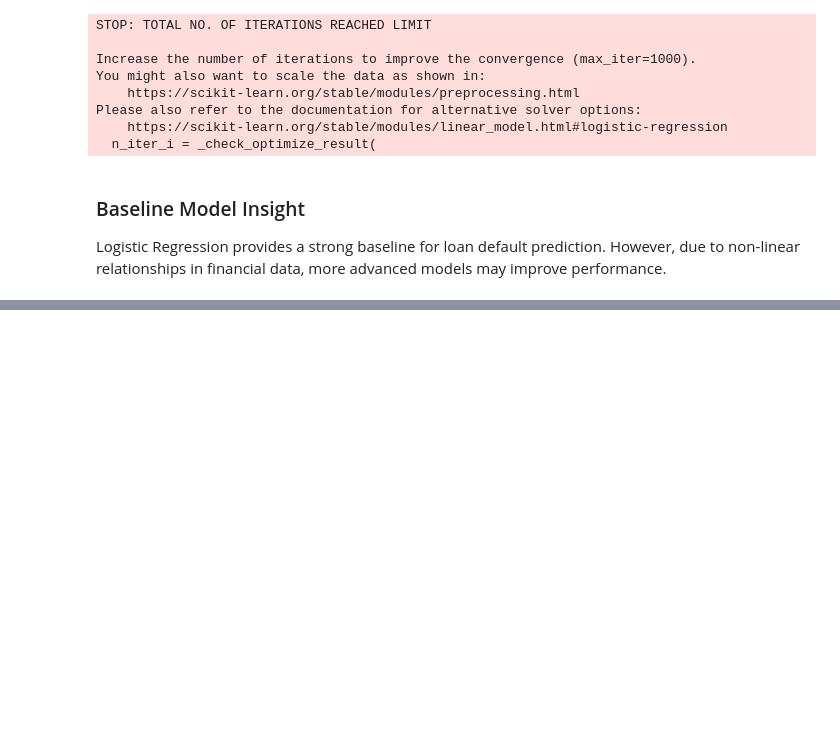
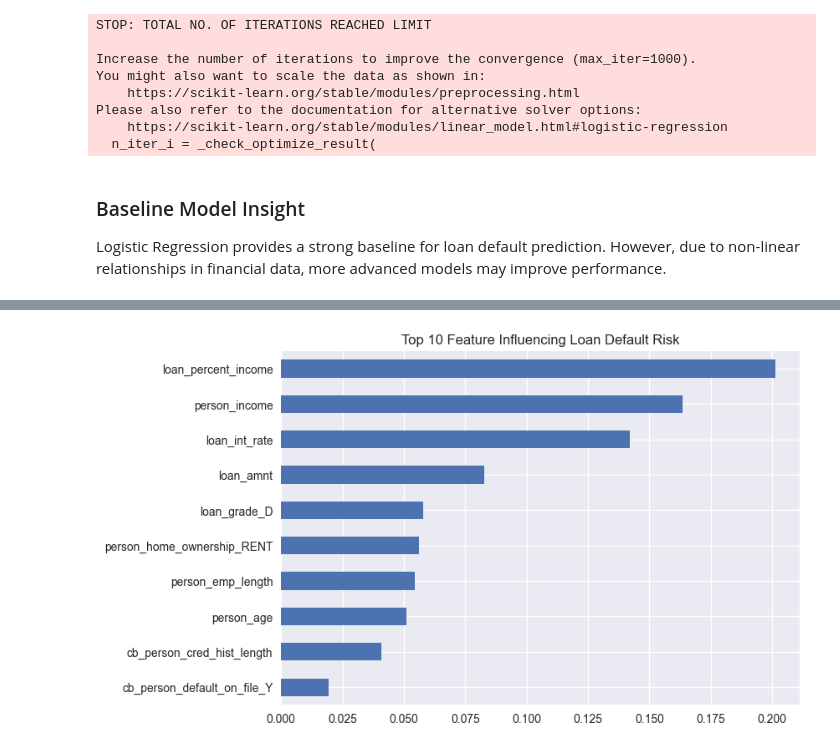
Before and after one commit to Bhuvneshraj0784/Loan-Default-Risk, a Jupyter notebook: notebooks/loan_default_analysis.ipynb, the cells around one changed output, grey strips where cells are left out. Cells and saved outputs as stored; diff of their text form; code cells hidden in the pictures; blank space fills up the shorter version.

Commit message:
Train random forest model and analyze feature importance

```diff
--- a/notebooks/loan_default_analysis.ipynb
+++ b/notebooks/loan_default_analysis.ipynb
@@ -158,3 +158,14 @@ Please also refer to the documentation for alternative solver options:
 Logistic Regression provides a strong baseline for loan default prediction.
 However, due to non-linear relationships in financial data, more advanced models
 may improve performance.
+# %%
+from sklearn.ensemble import RandomForestClassifier
+
+rf_clf = RandomForestClassifier(
+    n_estimators=200,
+    random_state=42,
+    class_weight='balanced',
+    n_jobs=-1
+)
+
+rf_clf.fit(X_train, y_train)
@@ -160,0 +209,8 @@ may improve performance.
+# %%
+# Feature importance
+
+feature_importances = pd.Series(
+    rf_clf.feature_importances_,
+    index=X.columns).sort_values(ascending=False)
+
+feature_importances.head(10)
@@ -160,0 +229,12 @@ may improve performance.
+# %%
+# plot top feature
+
+feature_importances.head(10).plot(
+    kind='barh',
+    title='Top 10 Feature Influencing Loan Default Risk'
+)
+
+plt.gca().invert_yaxis()
+plt.show()
+# %% [output]
+[figure, added]
```
Also changed, not shown: parts of 6 cells of this notebook.
